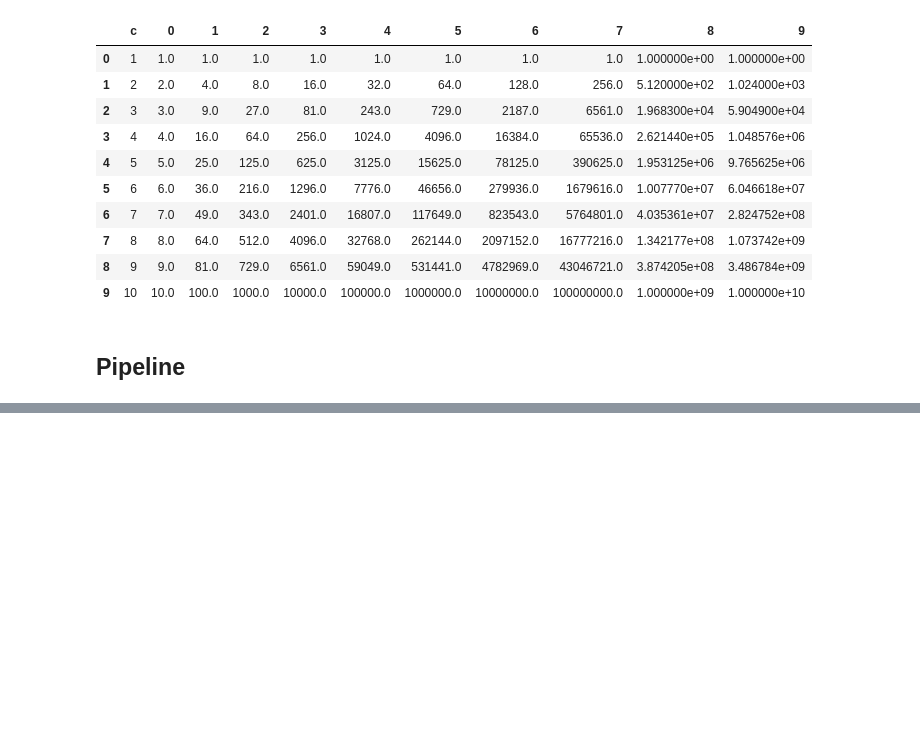
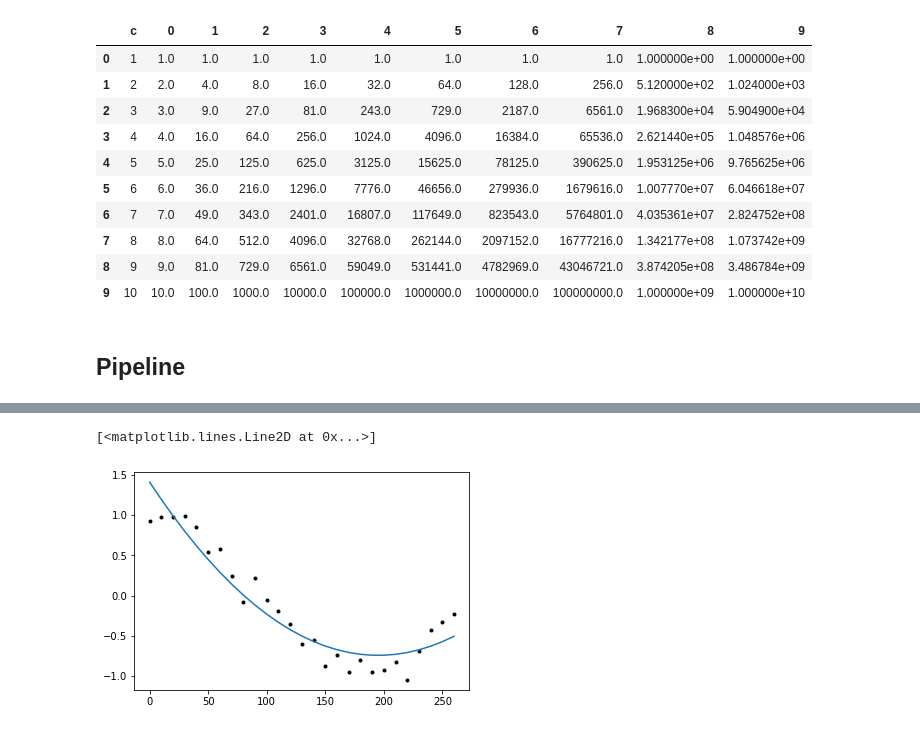
Before and after one commit to ridhoaryo/modul3_linear_reg_1, a Jupyter notebook: Materi_Linear_Regression.ipynb, the cells around one changed output, grey strips where cells are left out. Cells and saved outputs as stored; diff of their text form; code cells hidden in the pictures; blank space fills up the shorter version.

```diff
--- a/Materi_Linear_Regression.ipynb
+++ b/Materi_Linear_Regression.ipynb
@@ -2064,0 +2167,6 @@ pd.concat([dfp, new_df], axis=1)
+# %%
+pol = PolynomialFeatures(2, include_bias=False)
+xp = pol.fit_transform(df[['x']])
+new_xp = pd.DataFrame(xp, columns=['1', '2'])
+new_xp = pd.concat([df.copy(), new_xp], axis=1)
+new_xp.head()
@@ -2064,0 +2180,5 @@ pd.concat([dfp, new_df], axis=1)
+# %%
+lrpol = LinearRegression()
+lrpol.fit(new_xp[['1','2']], new_xp['y'])
+new_xp['prediction'] = lrpol.predict(new_xp[['1','2']])
+new_xp.head()
@@ -2064,0 +2192,6 @@ pd.concat([dfp, new_df], axis=1)
+# %%
+plt.plot(new_xp['x'], new_xp['y'], 'k.')
+plt.plot(new_xp['x'], new_xp['prediction'])
+# %% [output]
+[<matplotlib.lines.Line2D at 0x...>]
+[figure, added]
```
Also changed, not shown: parts of 25 cells of this notebook.
